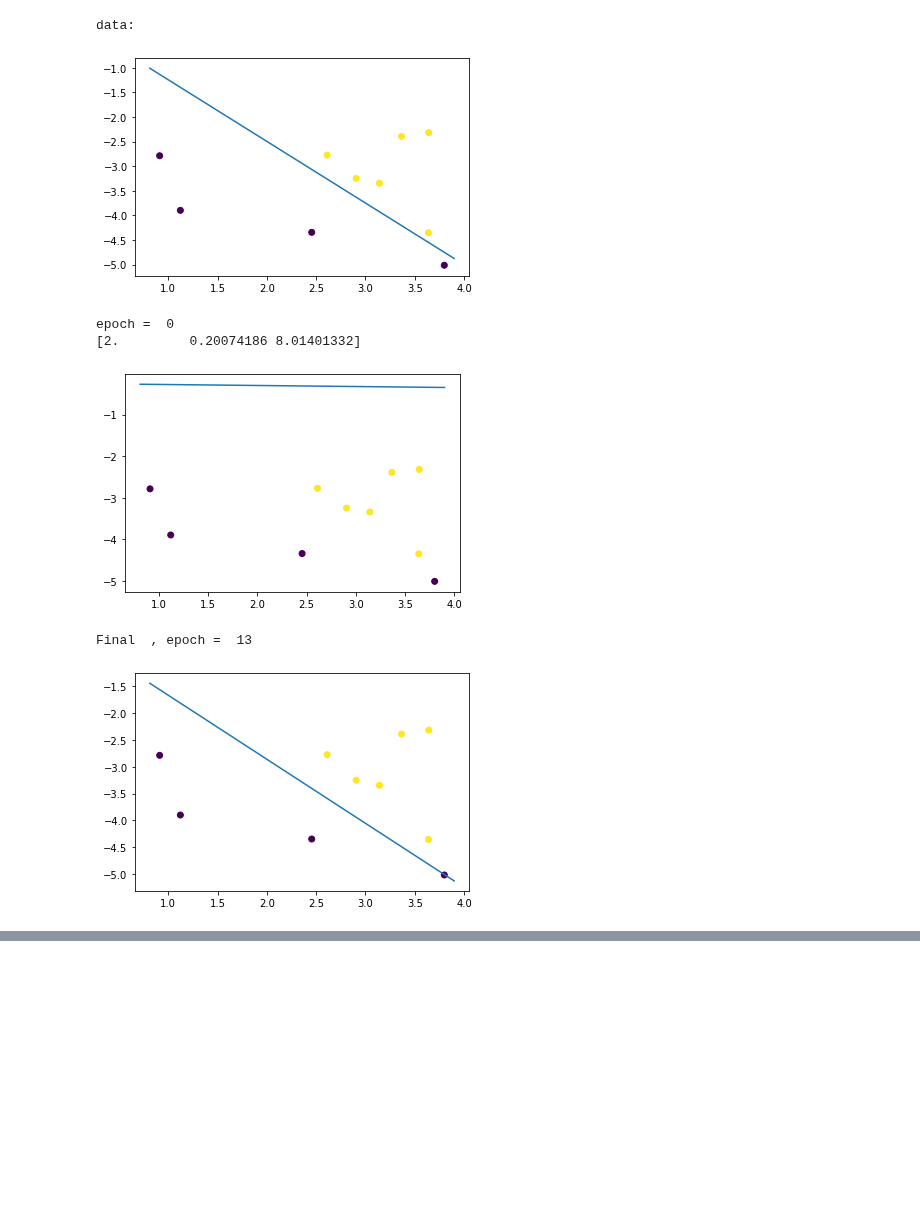
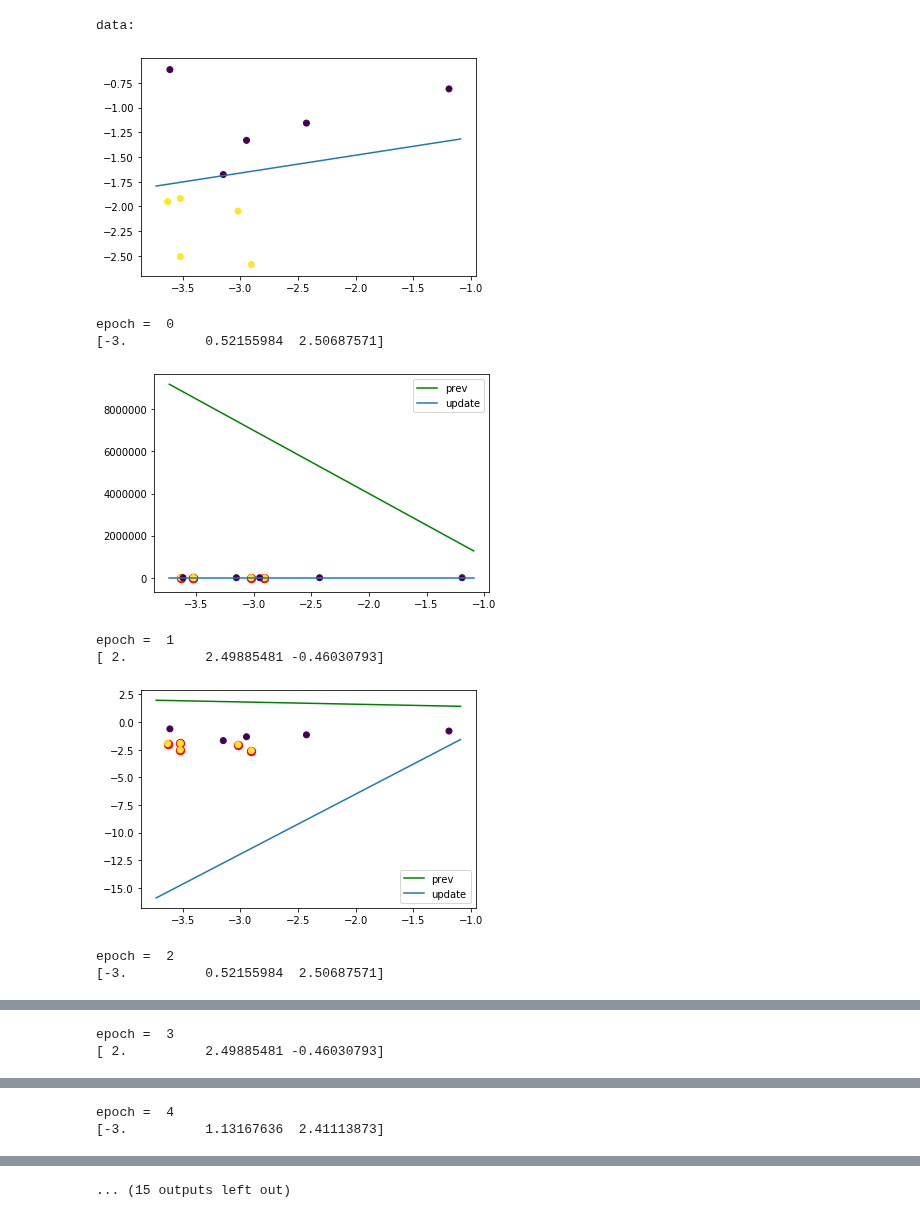
Before and after one commit to kuiyochen/Python_ML_learning, a Jupyter notebook: PLA.ipynb, the cells around one changed output, grey strips where cells are left out. Drawn from its saved outputs; the diff is of its cells as text; code cells hidden in the pictures; blank space fills up the shorter version.

```diff
--- a/PLA.ipynb
+++ b/PLA.ipynb
@@ -11,17 +11,37 @@ from ipywidgets import interact_manual
 # %%
 # generate data
-def generate_data(len_of_data, dim = 2):
+def generate_data(len_of_data, dim = 2, draw = True, random_rate = 0.):
+    if random_rate > 0:
+        if random_rate > 1:
+            random_rate = 1
+        len_of_mistake_data = int(random_rate * len_of_data)
+        if len_of_mistake_data == 0:
+            len_of_mistake_data = 1
+    else:
+        len_of_mistake_data = 0
+
     xs = 2*(np.random.rand(1) + 1)*(np.random.rand(len_of_data, dim)-1) + np.random.randint(10, size=(dim,))-5
 
     means = np.mean(xs, axis=0)
-    normal_vector = np.tan((np.random.rand(dim)-0.5)*np.pi)
-    if dim == 2:
+    normal_vector = np.tan((np.random.rand(dim)-0.5)*np.pi) + np.random.rand(1)
+    unit_vector = np.zeros(dim).astype(float)
+    unit_vector[0] = 1.
+    if np.dot(unit_vector, normal_vector)<=0:
+        normal_vector *= -1
+    if dim == 2 and draw:
         if round(normal_vector[1],2) == 0.:
             normal_vector[1]=0.1
-    bias = np.dot(normal_vector, means)
-    labels = np.sign(np.matmul(xs, normal_vector) - bias)
+    bias = np.dot(normal_vector, means)# + np.random.rand(1) - 0.5
 
-    if dim == 2:
+    labels = np.sign(np.matmul(xs, normal_vector) - bias).astype(float)
+    if len_of_mistake_data > 0:
+        shuffle = np.arange(len_of_data)
+        np.random.shuffle(shuffle)
+        np.random.shuffle(shuffle)
+        for idx in range(len_of_mistake_data):
+            labels[shuffle[idx]] *= -1
+
+    if dim == 2 and draw:
         print("data:")
         plt.scatter(xs[:, 0], xs[:, 1], c=labels) #, cmap="Set2")
         x = np.linspace(min(xs[:, 0])-0.1, max(xs[:, 0])+0.1, 2)
@@ -84,11 +51,0 @@ def PLA(xs,labels, history_draw = True, epochs = 10000):
-# %%
-xs, labels = generate_data(10)
-w = PLA(xs, labels)
-# %% [output]
-data:
-[figure, removed]
-epoch =  0
-[2.         0.20074186 8.01401332]
-[figure, removed]
-Final  , epoch =  13
-[figure, removed]
@@ -94,0 +134,17 @@ Final  , epoch =  13
+# %%
+xs, labels = generate_data(10, random_rate = 0)
+w = PLA(xs, labels, epochs=1000)
+len_of_data, dim = xs.shape
+for idx in range(len_of_data):
+    print(idx, np.sign(np.dot(xs[idx], w[1:]) + w[0]) != labels[idx])
+# %% [output]
+data:
+[figure, added]
+epoch =  0
+[-3.          0.52155984  2.50687571]
+[figure, added]
+epoch =  1
+[ 2.          2.49885481 -0.46030793]
+[figure, added]
+epoch =  2
+[-3.          0.52155984  2.50687571]
@@ -94,0 +152,2 @@ Final  , epoch =  13
+epoch =  3
+[ 2.          2.49885481 -0.46030793]
@@ -94,0 +155,2 @@ Final  , epoch =  13
+epoch =  4
+[-3.          1.13167636  2.41113873]
@@ -95,3 +158,4 @@ Final  , epoch =  13
+... (15 outputs left out)
 # %%
 xs_0, labels_0 = generate_data(10, dim=3)
 w_0 = PLA(xs_0, labels_0)
```
Also changed, not shown: parts of 6 cells of this notebook.
